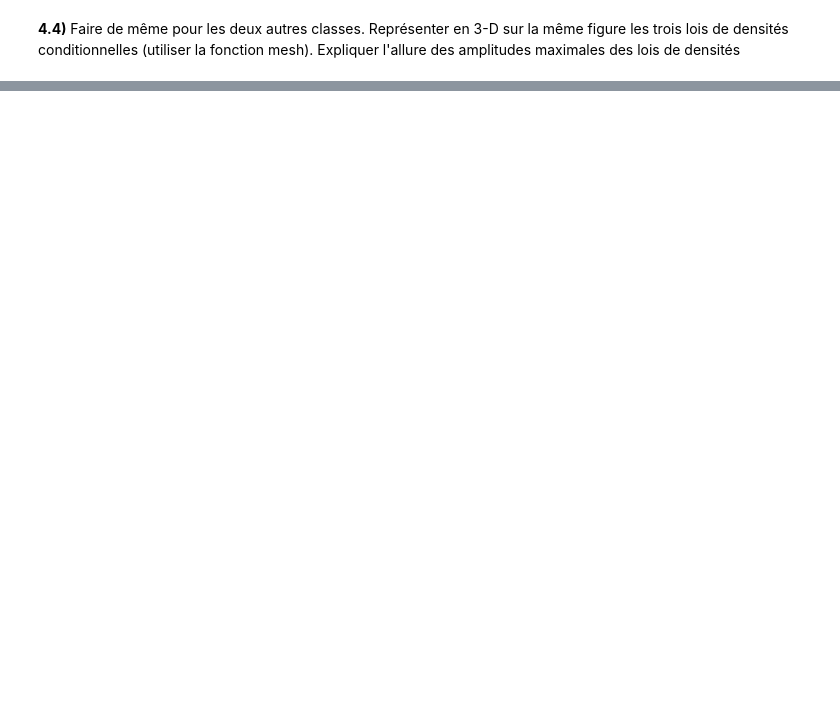
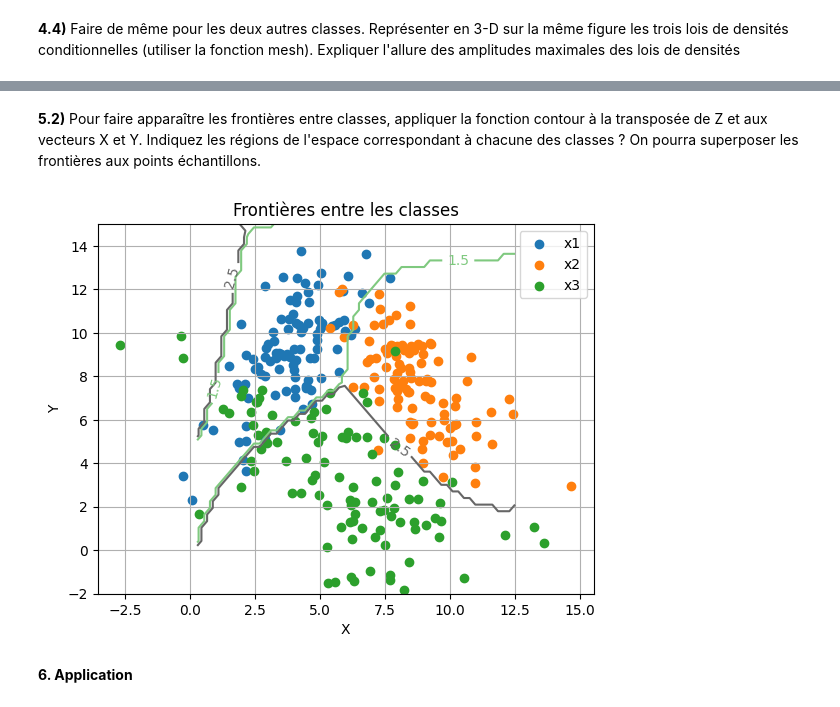
Before and after one commit to yurialvizi/SI221B-TP1, a Jupyter notebook: tp.ipynb, the cells around one changed output, grey strips where cells are left out. Drawn from its saved outputs; the diff is of its cells as text; code cells hidden in the pictures; blank space fills up the shorter version.

```diff
--- a/tp.ipynb
+++ b/tp.ipynb
@@ -339,0 +331,8 @@ Expliquer l'allure des amplitudes maximales des lois de densités
+# %%
+Z = np.zeros_like(X, dtype=int)
+
+for i in range(X.shape[0]):
+    for j in range(X.shape[1]):
+        Z[i, j] = np.argmax([dens1[i, j], dens2[i, j], dens3[i, j]]) + 1
+
+print(Z)
@@ -339,0 +347,23 @@ Expliquer l'allure des amplitudes maximales des lois de densités
+# %% [markdown]
+**5.2)** Pour faire apparaître les frontières entre classes, appliquer la fonction contour à la transposée de Z et aux vecteurs X et Y. Indiquez les régions de l'espace correspondant à chacune des classes ?
+On pourra superposer les frontières aux points échantillons.
+# %%
+# Les niveaux sont choisis pour être entre les classes
+# Pour 3 classes, nous avons besoin de 2 frontières, donc les niveaux sont pris entre les valeurs des classes
+plt.scatter(x1[0], x1[1], label='x1')
+plt.scatter(x2[0], x2[1], label='x2')
+plt.scatter(x3[0], x3[1], label='x3')
+
+contour_levels = [1.5, 2.5]
+contour_plot = plt.contour(X, Y, Z, levels=contour_levels, cmap="Accent")
+plt.clabel(contour_plot, inline=1, fontsize=10)
+plt.title('Frontières entre les classes')
+plt.xlabel('X')
+plt.ylabel('Y')
+plt.grid(True)
+plt.legend()
+plt.show()
+# %% [output]
+[figure, added]
+# %% [markdown]
+**6. Application**
```
Also changed, not shown: parts of 25 cells of this notebook.
